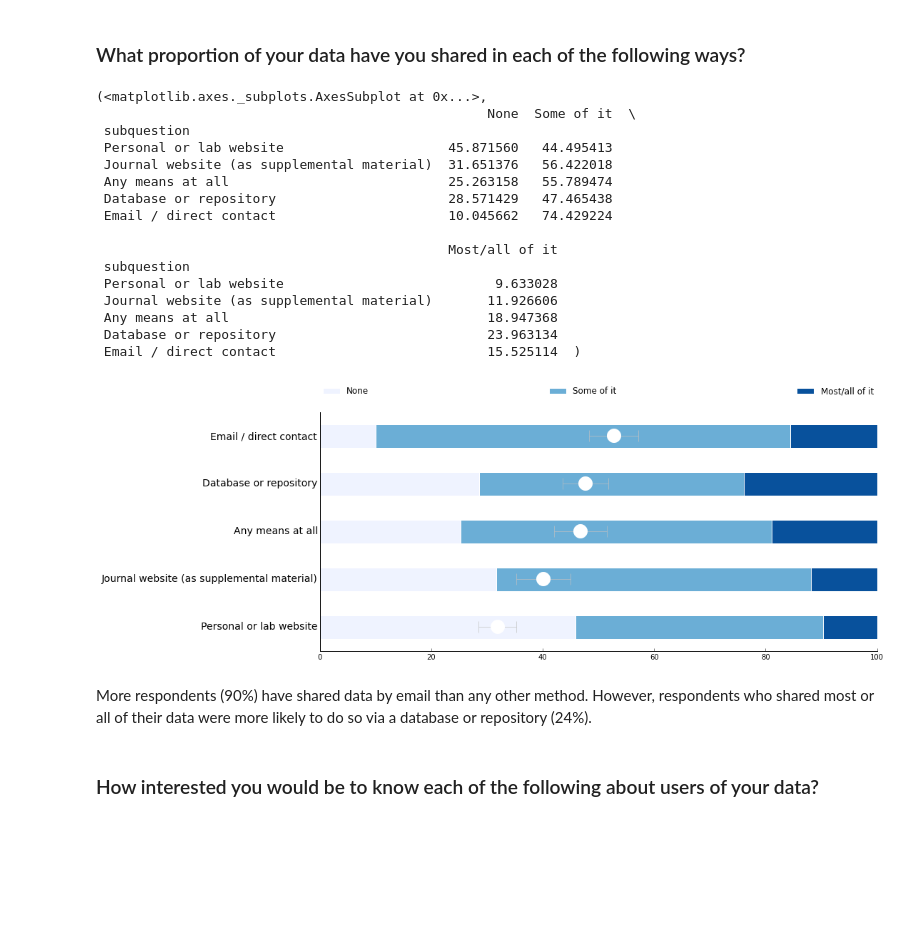
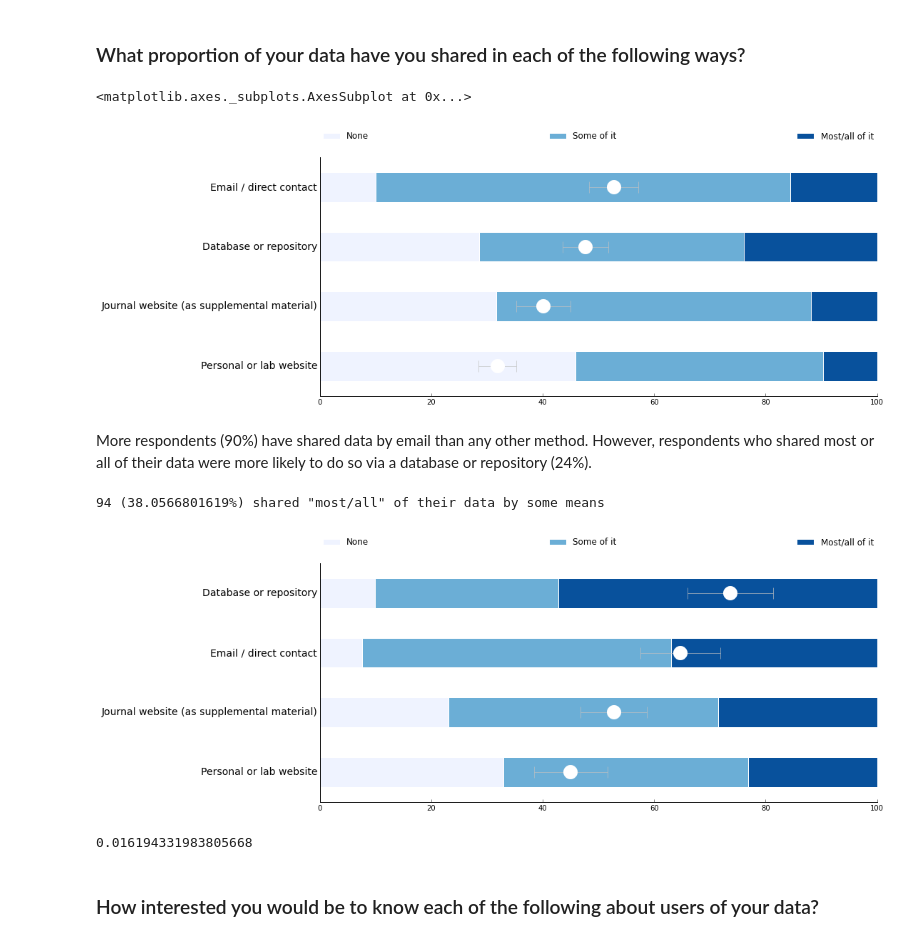
Before and after one commit to JEK-III/MDCSurvey, a Jupyter notebook: Making Data Count.ipynb, the cells around one changed output. Cells and saved outputs as stored; diff of their text form; code cells hidden in the pictures; blank space fills up the shorter version.

```diff
--- a/Making Data Count.ipynb
+++ b/Making Data Count.ipynb
@@ -159,7 +159,7 @@ def graph_likert(questions, answers, colors=COLORS):
     fig.spines['right'].set_visible(False)
     fig.set_ylabel('')
 
-    return fig, collected_counts
+    return fig #, collected_counts
 # %%
 def graph_checkbox(question):
     #split_checkbox = responses[question].dropna()
@@ -386,30 +341,40 @@ Data quality was most frequently estimated through thoroughness of the associate
 ## Data Use
 # %% [markdown]
 ### What proportion of your data have you shared in each of the following ways?
-# %%
-PROPORTIONS = ['None', 'Some of it', 'Most/all of it']
-graph_likert(responses['What proportion of your data have you shared in each of the following ways?'],
-             PROPORTIONS, colors=THREE_COLOR)
-# %% [output]
-(<matplotlib.axes._subplots.AxesSubplot at 0x...>,
-                                                  None  Some of it  \
- subquestion
- Personal or lab website                     45.871560   44.495413
- Journal website (as supplemental material)  31.651376   56.422018
- Any means at all                            25.263158   55.789474
- Database or repository                      28.571429   47.465438
- Email / direct contact                      10.045662   74.429224
-
-                                             Most/all of it
- subquestion
- Personal or lab website                           9.633028
- Journal website (as supplemental material)       11.926606
- Any means at all                                 18.947368
- Database or repository                           23.963134
- Email / direct contact                           15.525114  )
-[figure, removed]
+# %%
+PROPORTIONS = ['None', 'Some of it', 'Most/all of it']
+
+"""
+Responses to "Any means at all" generally make no sense (e.g., 44 of the 48 respondents who said they shared none of their
+data by any means also said that they shared some or most of their data through one of the other means.
+Consequently, I am dropping that question from the analysis."
+"""
+
+sharing_method = responses['What proportion of your data have you shared in each of the following ways?'].copy()
+sharing_method.drop('Any means at all', axis=1, inplace=True)
+
+graph_likert(sharing_method, PROPORTIONS, colors=THREE_COLOR)
+# %% [output]
+<matplotlib.axes._subplots.AxesSubplot at 0x...>
+[figure, added]
 # %% [markdown]
 More respondents (90%) have shared data by email than any other method. However, respondents who shared most or all of their data were more likely to do so via a database or repository (24%).
+# %%
+#sharing_method = responses['What proportion of your data have you shared in each of the following ways?']
+shared_all_data = sharing_method.apply(lambda x : x == 'Most/all of it').any(axis=1)
+graph_likert(sharing_method[shared_all_data], PROPORTIONS, colors=THREE_COLOR)
+
+print str(shared_all_data.sum()) + ' (' + (str(100. * shared_all_data.sum()/shared_all_data.size) +
+      '%) shared "most/all" of their data by some means')
+# %% [output]
+94 (38.0566801619%) shared "most/all" of their data by some means
+[figure, added]
+# %%
+shared_no_data = sharing_method.apply(lambda x : x == 'None').all(axis=1)
+shared_no_data.sum() / 247.
+#sharing_method[sharing_method['Any means at all'] == 'None']
+# %% [output]
+0.016194331983805668
 # %% [markdown]
 ### How interested you would be to know each of the following about users of your data?
 # %%
```
Also changed, not shown: parts of 15 cells of this notebook, 1 other file.
